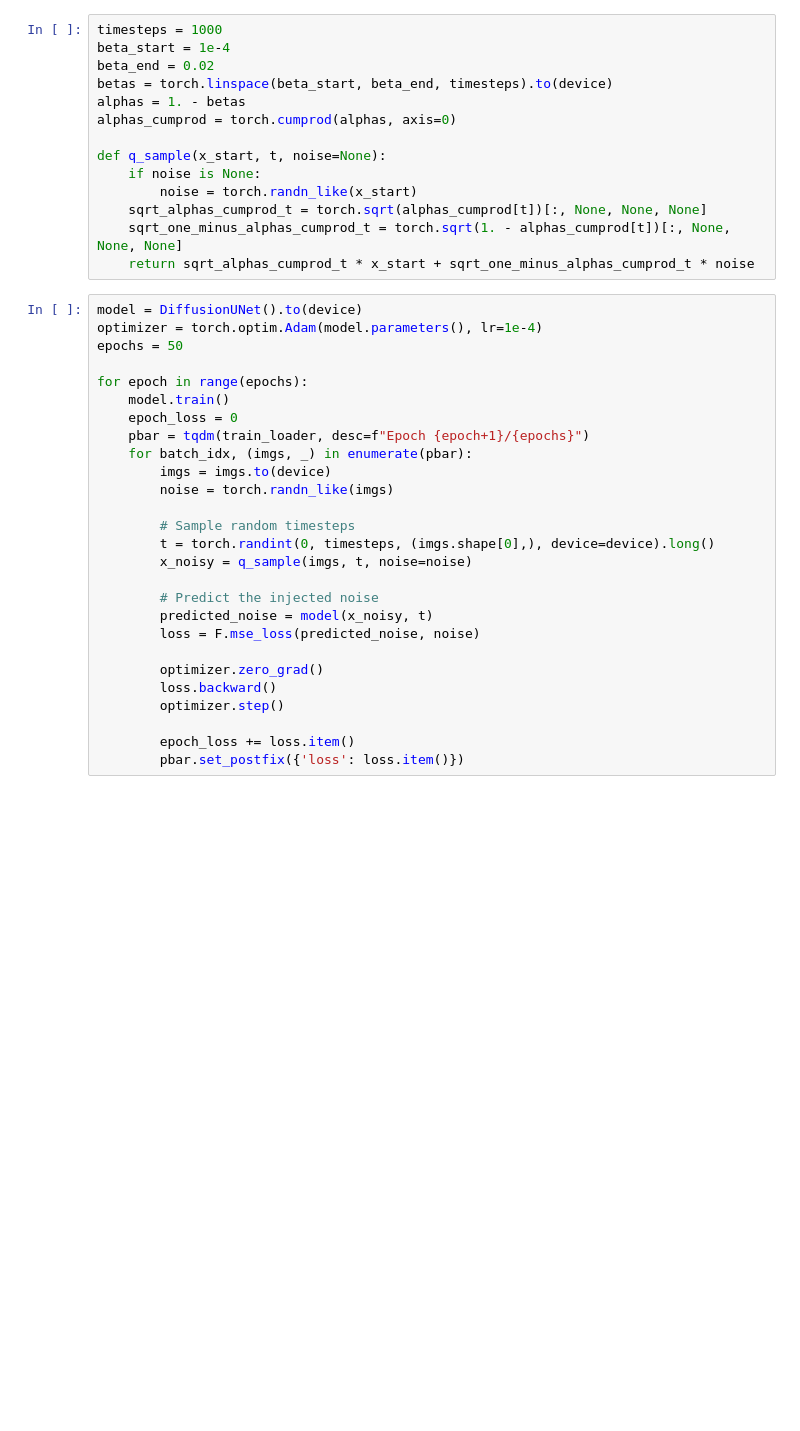
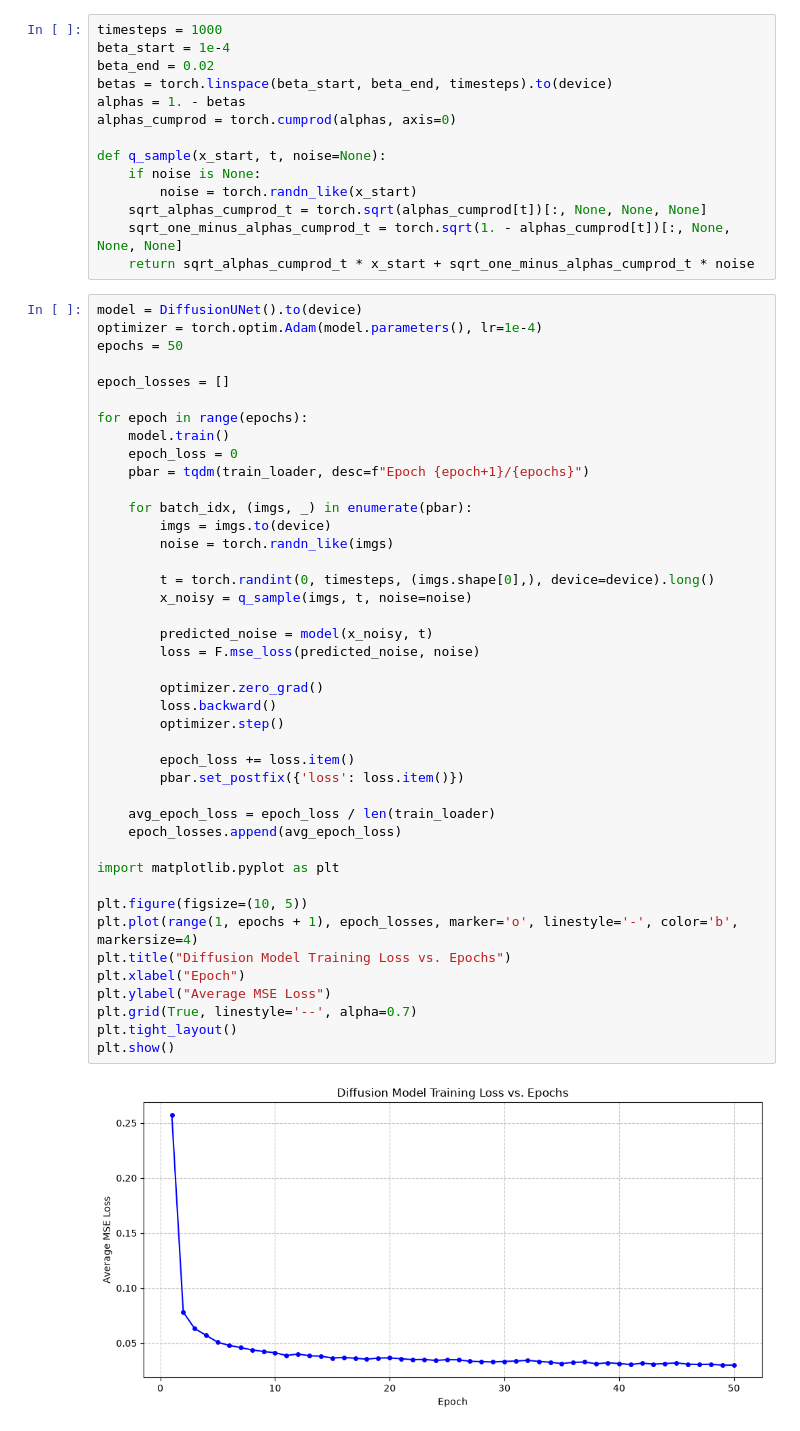
Before and after one commit to alighieth/Lab-Vision-Systems, a Jupyter notebook: assignment6/assignment6.ipynb, the cells around one changed output. Saved outputs shown, nothing was run; the diff lists cells and outputs as text; blank space fills up the shorter version.

```diff
--- a/assignment6/assignment6.ipynb
+++ b/assignment6/assignment6.ipynb
@@ -113,30 +113,47 @@ def q_sample(x_start, t, noise=None):
 # %%
 model = DiffusionUNet().to(device)
 optimizer = torch.optim.Adam(model.parameters(), lr=1e-4)
 epochs = 50
 
+epoch_losses = []
+
 for epoch in range(epochs):
     model.train()
     epoch_loss = 0
     pbar = tqdm(train_loader, desc=f"Epoch {epoch+1}/{epochs}")
+
     for batch_idx, (imgs, _) in enumerate(pbar):
         imgs = imgs.to(device)
         noise = torch.randn_like(imgs)
 
-        # Sample random timesteps
         t = torch.randint(0, timesteps, (imgs.shape[0],), device=device).long()
         x_noisy = q_sample(imgs, t, noise=noise)
 
-        # Predict the injected noise
         predicted_noise = model(x_noisy, t)
         loss = F.mse_loss(predicted_noise, noise)
 
         optimizer.zero_grad()
         loss.backward()
         optimizer.step()
 
         epoch_loss += loss.item()
         pbar.set_postfix({'loss': loss.item()})
+
+    avg_epoch_loss = epoch_loss / len(train_loader)
+    epoch_losses.append(avg_epoch_loss)
+
+import matplotlib.pyplot as plt
+
+plt.figure(figsize=(10, 5))
+plt.plot(range(1, epochs + 1), epoch_losses, marker='o', linestyle='-', color='b', markersize=4)
+plt.title("Diffusion Model Training Loss vs. Epochs")
+plt.xlabel("Epoch")
+plt.ylabel("Average MSE Loss")
+plt.grid(True, linestyle='--', alpha=0.7)
+plt.tight_layout()
+plt.show()
+# %% [output]
+[figure, added]
 # %%
 @torch.no_grad()
 def p_sample_loop(model, shape):
```
Also changed, not shown: parts of 2 cells of this notebook, 1 other file.
